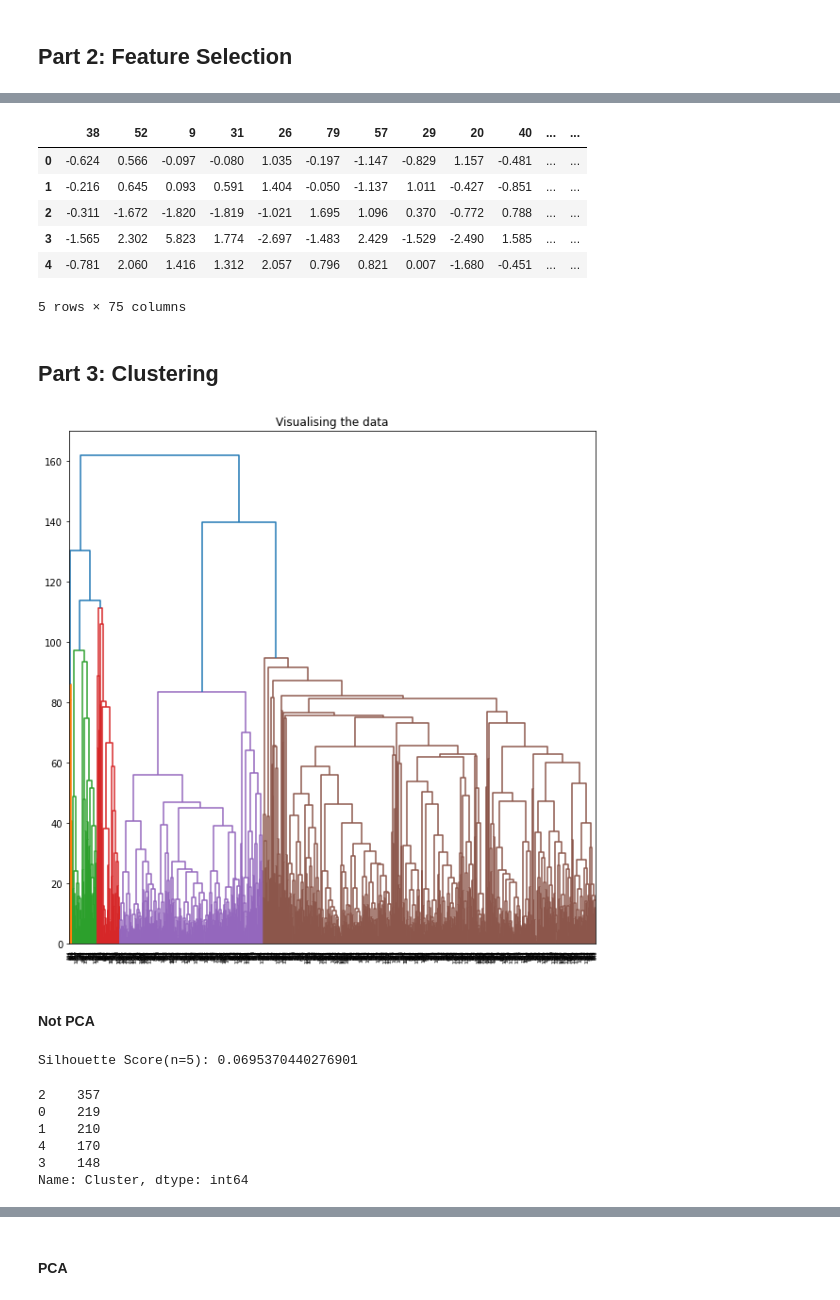
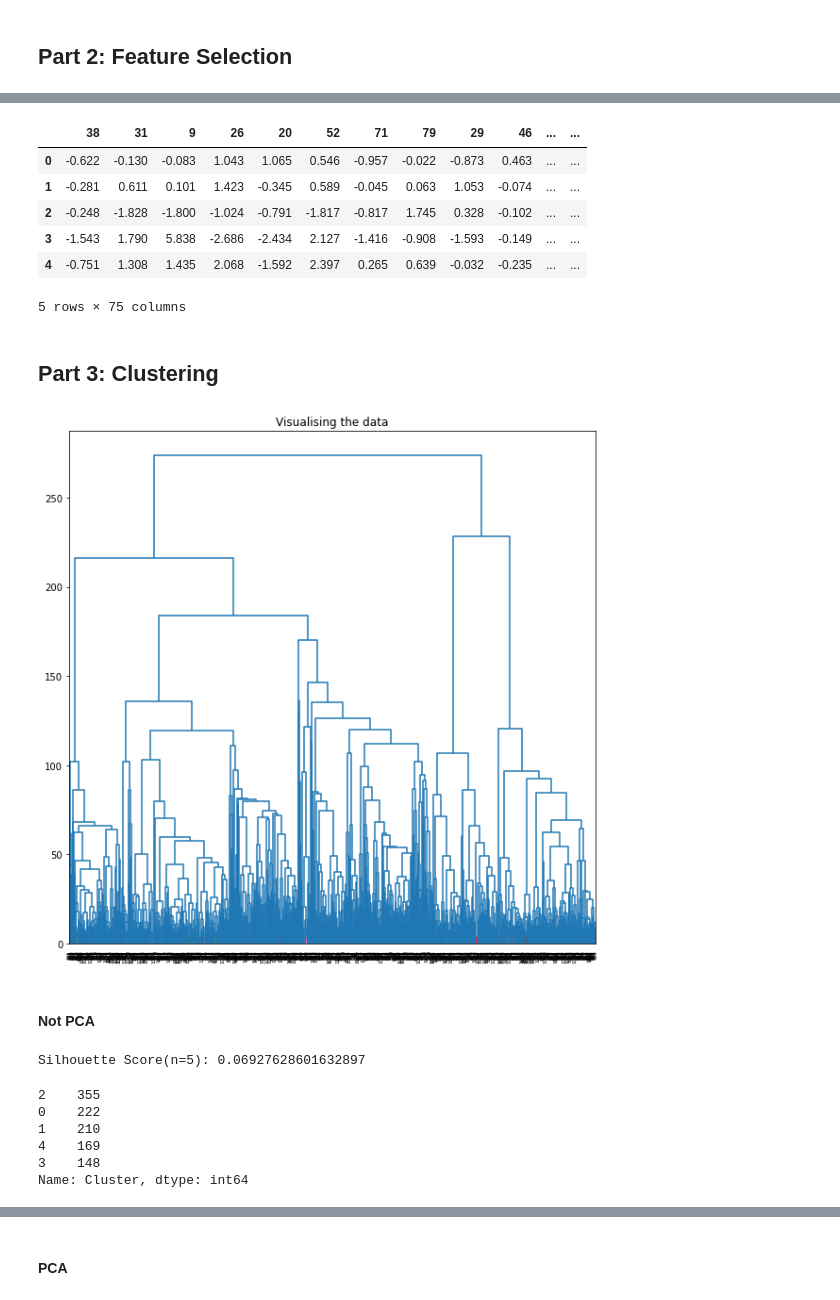
Before and after one commit to simivych/Project4.1, a Jupyter notebook: Python/PreProcessing.ipynb, the cells around one changed output, grey strips where cells are left out. Drawn from its saved outputs; the diff is of its cells as text; code cells hidden in the pictures.

```diff
--- a/Python/PreProcessing.ipynb
+++ b/Python/PreProcessing.ipynb
@@ -302,7 +302,7 @@ import warnings
 warnings.filterwarnings("ignore")
 # %%
 data = df.copy()
-data.drop(['Name', 'Game', 'GameId', 'LudiiRuleset', 'MainRuleset', ' Name_x'], axis = 1, inplace = True);
+data.drop(['Name', 'Game', 'GameId', 'LudiiRuleset', 'MainRuleset', ' Name_x','RulesetId', ' Name_x', 'Game', 'MainRuleset', 'LudiiRuleset', 'GameId', 'Name'], axis = 1, inplace = True);
 # %%
 data.fillna(-1, inplace = True)
 X = pd.DataFrame(scale(data), index=data.index, columns=data.columns)
@@ -438,23 +438,23 @@ np.array(features)
 X_pca_sel = pd.DataFrame(X_pca)[features]
 X_pca_sel.head()
 # %% [output]
-|  | 38 | 52 | 9 | 31 | 26 | 79 | 57 | 29 | 20 | 40 | ... | ... |
-| 0 | -0.624 | 0.566 | -0.097 | -0.080 | 1.035 | -0.197 | -1.147 | -0.829 | 1.157 | -0.481 | ... | ... |
-| 1 | -0.216 | 0.645 | 0.093 | 0.591 | 1.404 | -0.050 | -1.137 | 1.011 | -0.427 | -0.851 | ... | ... |
-| 2 | -0.311 | -1.672 | -1.820 | -1.819 | -1.021 | 1.695 | 1.096 | 0.370 | -0.772 | 0.788 | ... | ... |
-| 3 | -1.565 | 2.302 | 5.823 | 1.774 | -2.697 | -1.483 | 2.429 | -1.529 | -2.490 | 1.585 | ... | ... |
-| 4 | -0.781 | 2.060 | 1.416 | 1.312 | 2.057 | 0.796 | 0.821 | 0.007 | -1.680 | -0.451 | ... | ... |
+|  | 38 | 31 | 9 | 26 | 20 | 52 | 71 | 79 | 29 | 46 | ... | ... |
+| 0 | -0.622 | -0.130 | -0.083 | 1.043 | 1.065 | 0.546 | -0.957 | -0.022 | -0.873 | 0.463 | ... | ... |
+| 1 | -0.281 | 0.611 | 0.101 | 1.423 | -0.345 | 0.589 | -0.045 | 0.063 | 1.053 | -0.074 | ... | ... |
+| 2 | -0.248 | -1.828 | -1.800 | -1.024 | -0.791 | -1.817 | -0.817 | 1.745 | 0.328 | -0.102 | ... | ... |
+| 3 | -1.543 | 1.790 | 5.838 | -2.686 | -2.434 | 2.127 | -1.416 | -0.908 | -1.593 | -0.149 | ... | ... |
+| 4 | -0.751 | 1.308 | 1.435 | 2.068 | -1.592 | 2.397 | 0.265 | 0.639 | -0.032 | -0.235 | ... | ... |
 5 rows × 75 columns
 # %% [markdown]
 ## Part 3: Clustering
 # %%
 from sklearn.metrics import silhouette_score
 import scipy.cluster.hierarchy as shc
 plt.figure(figsize =(10, 10))
 plt.title('Visualising the data')
-Dendrogram = shc.dendrogram((shc.linkage(X_pca_sel, method ='ward')))
+Dendrogram = shc.dendrogram((shc.linkage(X_pca, method ='ward', metric = 'euclidean')), color_threshold = 5.0)
 # %% [output]
-[figure, old version]
+[figure, new version]
 # %%
 n_clusters = 5
 # %% [markdown]
@@ -472,11 +472,11 @@ data_labelled = data_labelled.iloc[:, [0, 1, 2, 3]]
 data_labelled.columns = ['Cluster','RulesetId', 'Name', 'Distance']
 data_labelled['Cluster'].value_counts()
 # %% [output]
-Silhouette Score(n=5): 0.0695370440276901
+Silhouette Score(n=5): 0.06927628601632897
-2    357
-0    219
+2    355
+0    222
 1    210
-4    170
+4    169
 3    148
 Name: Cluster, dtype: int64
 # %%
```
Also changed, not shown: parts of 7 cells of this notebook, 1 other file.
